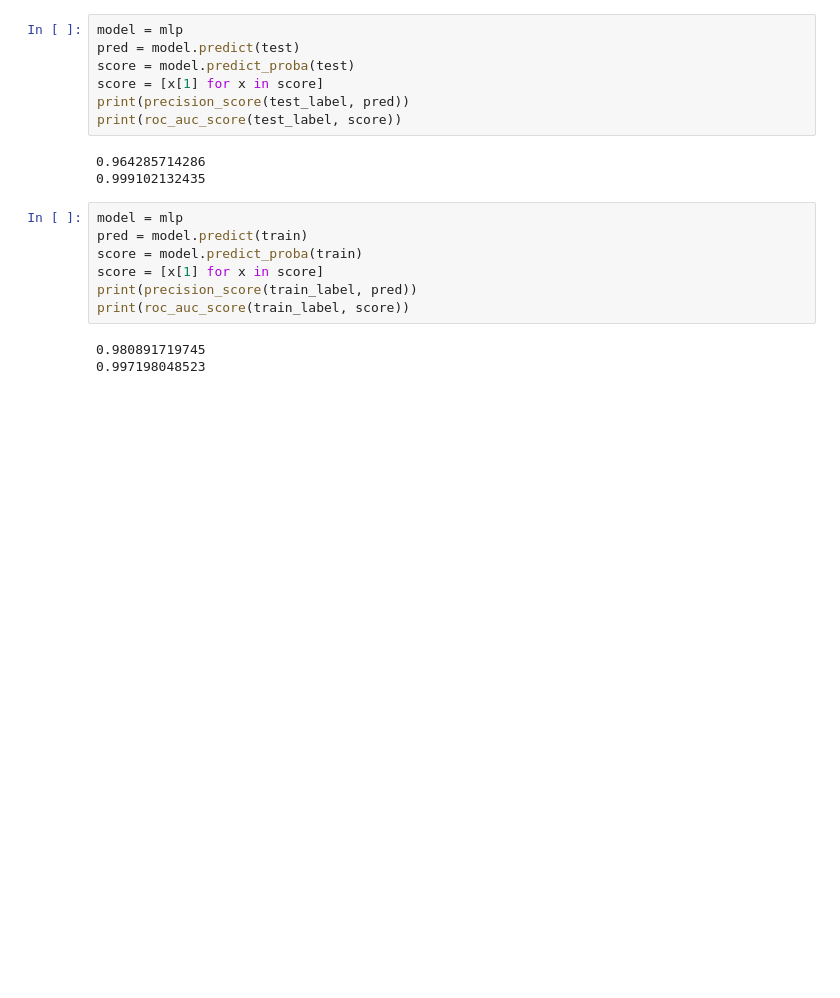
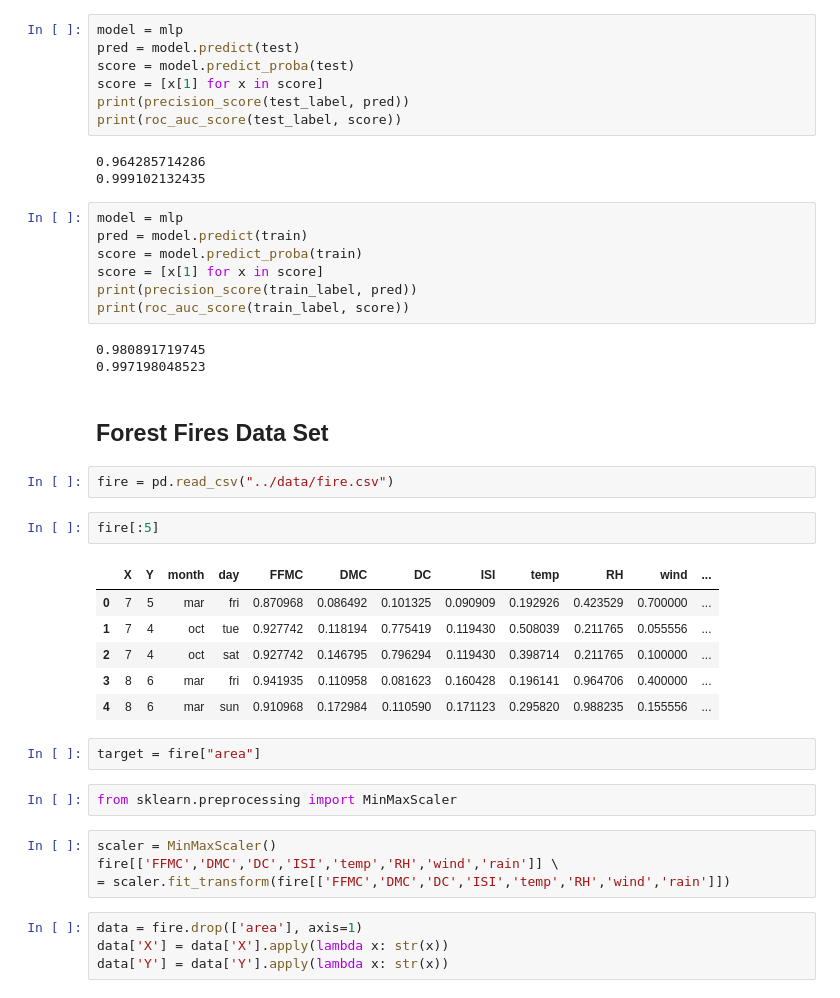
Before and after one commit to Akirara/GraduationDesign, a Jupyter notebook: code/compare.ipynb, the cells around one changed output. Saved outputs shown, nothing was run; the diff lists cells and outputs as text; blank space fills up the shorter version.

```diff
--- a/code/compare.ipynb
+++ b/code/compare.ipynb
@@ -220,3 +217,28 @@ print(roc_auc_score(train_label, score))
 # %% [output]
 0.980891719745
 0.997198048523
+# %% [markdown]
+## Forest Fires Data Set
+# %%
+fire = pd.read_csv("../data/fire.csv")
+# %%
+fire[:5]
+# %% [output]
+|  | X | Y | month | day | FFMC | DMC | DC | ISI | temp | RH | wind | ... |
+| 0 | 7 | 5 | mar | fri | 0.870968 | 0.086492 | 0.101325 | 0.090909 | 0.192926 | 0.423529 | 0.700000 | ... |
+| 1 | 7 | 4 | oct | tue | 0.927742 | 0.118194 | 0.775419 | 0.119430 | 0.508039 | 0.211765 | 0.055556 | ... |
+| 2 | 7 | 4 | oct | sat | 0.927742 | 0.146795 | 0.796294 | 0.119430 | 0.398714 | 0.211765 | 0.100000 | ... |
+| 3 | 8 | 6 | mar | fri | 0.941935 | 0.110958 | 0.081623 | 0.160428 | 0.196141 | 0.964706 | 0.400000 | ... |
+| 4 | 8 | 6 | mar | sun | 0.910968 | 0.172984 | 0.110590 | 0.171123 | 0.295820 | 0.988235 | 0.155556 | ... |
+# %%
+target = fire["area"]
+# %%
+from sklearn.preprocessing import MinMaxScaler
+# %%
+scaler = MinMaxScaler()
+fire[['FFMC','DMC','DC','ISI','temp','RH','wind','rain']] \
+= scaler.fit_transform(fire[['FFMC','DMC','DC','ISI','temp','RH','wind','rain']])
+# %%
+data = fire.drop(['area'], axis=1)
+data['X'] = data['X'].apply(lambda x: str(x))
+data['Y'] = data['Y'].apply(lambda x: str(x))
```
Also changed, not shown: parts of 19 cells of this notebook, 1 other file.
